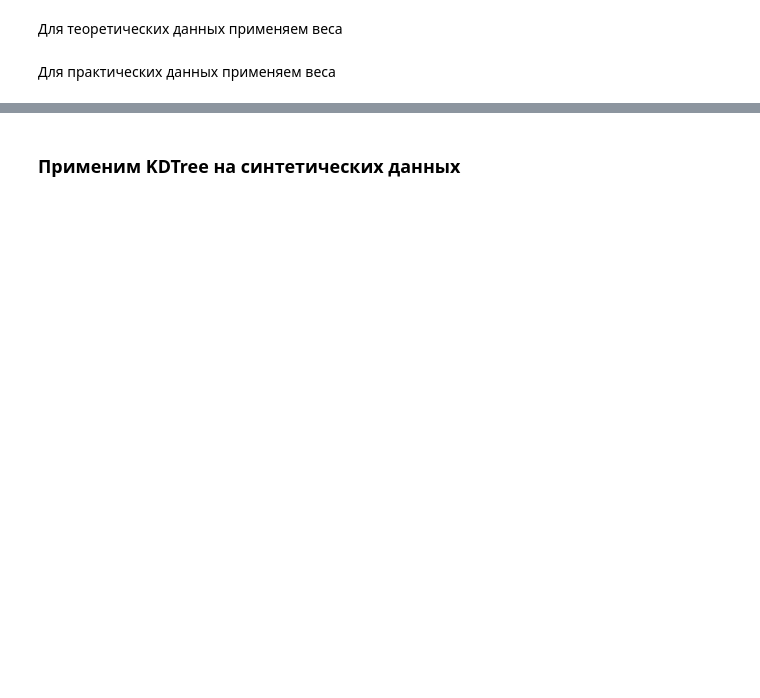
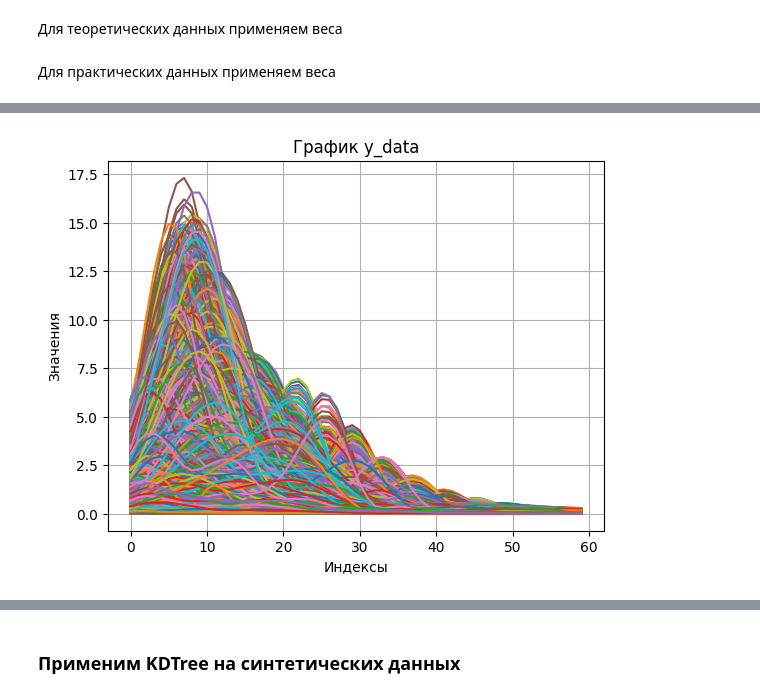
Before and after one commit to ka-50bs/InvBloodSolver, a Jupyter notebook: scripts/alg_search.ipynb, the cells around one changed output, grey strips where cells are left out. Cells and saved outputs as stored; diff of their text form; code cells hidden in the pictures; blank space fills up the shorter version.

```diff
--- a/scripts/alg_search.ipynb
+++ b/scripts/alg_search.ipynb
@@ -61,0 +75,9 @@ X_exp_weighted = X_exp_array * weight
+# %%
+plt.plot(X_train_weighted.T)
+plt.xlabel('Индексы')
+plt.ylabel('Значения')
+plt.title('График y_data')
+plt.grid(True)
+plt.show()
+# %% [output]
+[figure, added]
```
Also changed, not shown: parts of 10 cells of this notebook, 14 other files.
